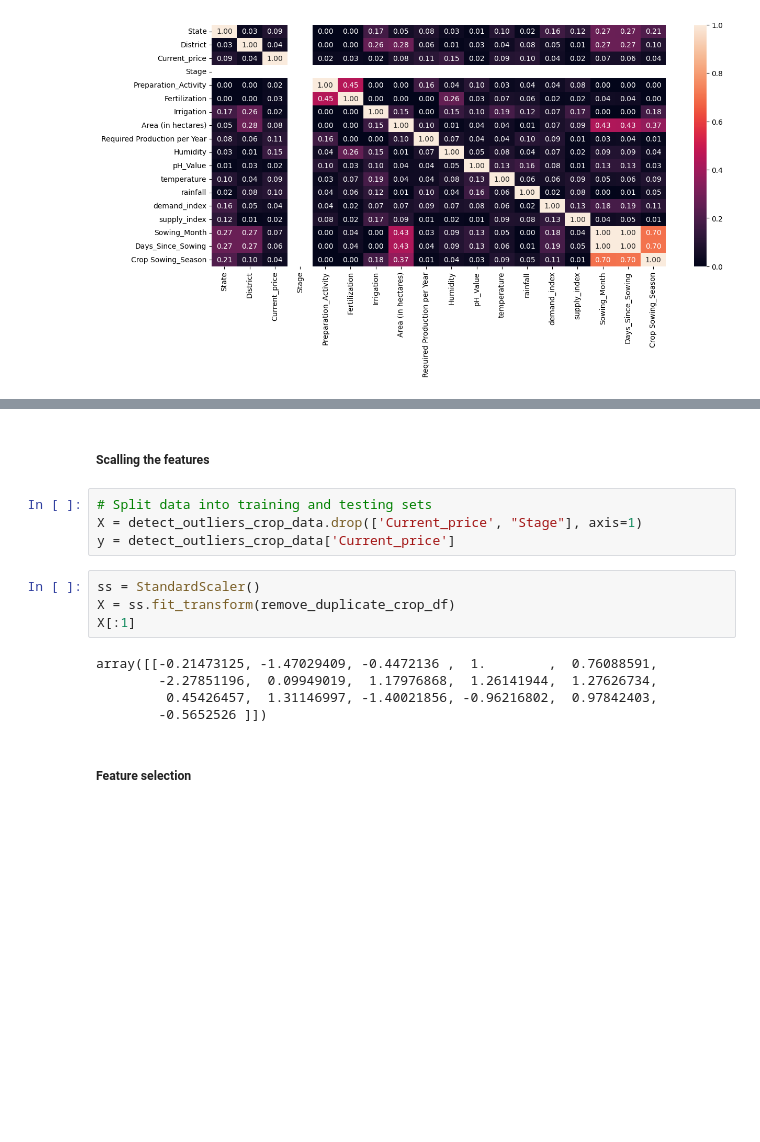
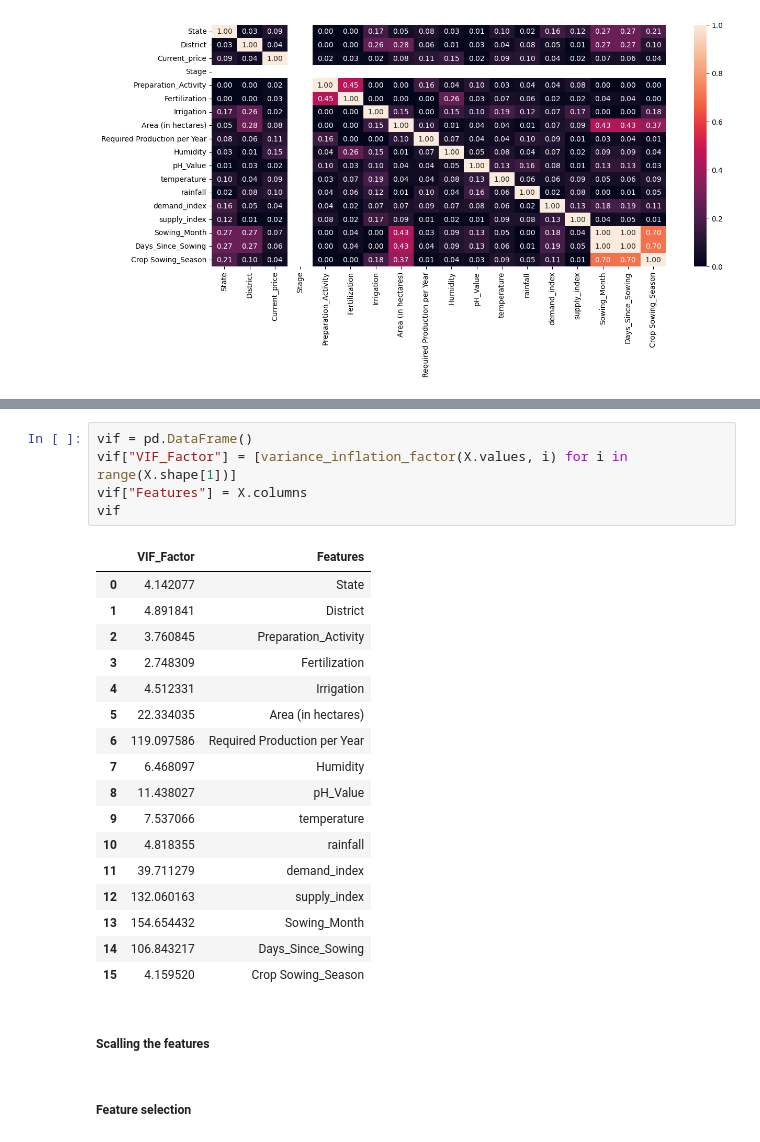
Before and after one commit to naresh5422/crop_price_prediction, a Jupyter notebook: SplitMindz_Crop_Data_Analysis_and_Prediction.ipynb, the cells around one changed output, grey strips where cells are left out. Saved outputs shown, nothing was run; the diff lists cells and outputs as text; blank space fills up the shorter version.

```diff
--- a/SplitMindz_Crop_Data_Analysis_and_Prediction.ipynb
+++ b/SplitMindz_Crop_Data_Analysis_and_Prediction.ipynb
@@ -541,18 +615,28 @@ threshold = 0.9
+# %%
+vif = pd.DataFrame()
+vif["VIF_Factor"] = [variance_inflation_factor(X.values, i) for i in range(X.shape[1])]
+vif["Features"] = X.columns
+vif
+# %% [output]
+|  | VIF_Factor | Features |
+| 0 | 4.142077 | State |
+| 1 | 4.891841 | District |
+| 2 | 3.760845 | Preparation_Activity |
+| 3 | 2.748309 | Fertilization |
+| 4 | 4.512331 | Irrigation |
+| 5 | 22.334035 | Area (in hectares) |
+| 6 | 119.097586 | Required Production per Year |
+| 7 | 6.468097 | Humidity |
+| 8 | 11.438027 | pH_Value |
+| 9 | 7.537066 | temperature |
+| 10 | 4.818355 | rainfall |
+| 11 | 39.711279 | demand_index |
+| 12 | 132.060163 | supply_index |
+| 13 | 154.654432 | Sowing_Month |
+| 14 | 106.843217 | Days_Since_Sowing |
+| 15 | 4.159520 | Crop Sowing_Season |
 # %% [markdown]
 ##### Scalling the features
-# %%
-# Split data into training and testing sets
-X = detect_outliers_crop_data.drop(['Current_price', "Stage"], axis=1)
-y = detect_outliers_crop_data['Current_price']
-# %%
-ss = StandardScaler()
-X = ss.fit_transform(remove_duplicate_crop_df)
-X[:1]
-# %% [output]
-array([[-0.21473125, -1.47029409, -0.4472136 ,  1.        ,  0.76088591,
-        -2.27851196,  0.09949019,  1.17976868,  1.26141944,  1.27626734,
-         0.45426457,  1.31146997, -1.40021856, -0.96216802,  0.97842403,
-        -0.5652526 ]])
 # %% [markdown]
 ##### Feature selection
 # %% [markdown]
```
Also changed, not shown: parts of 14 cells of this notebook, 1 other file.
